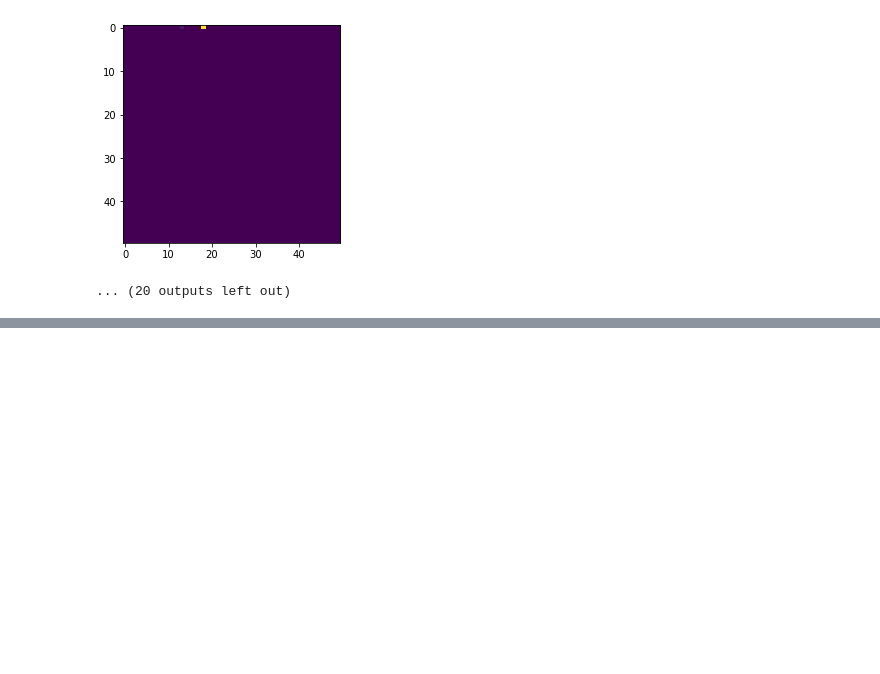
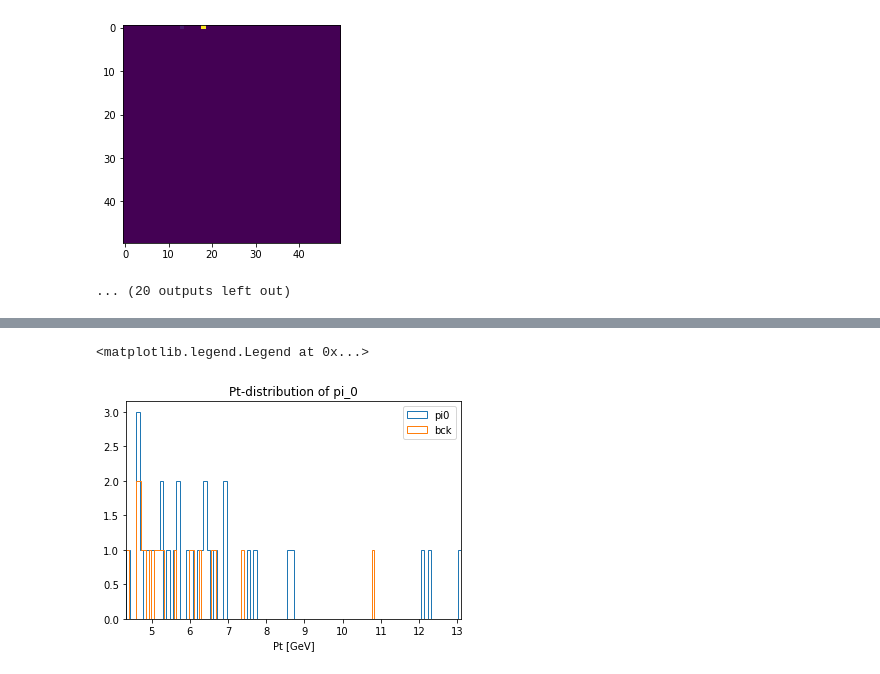
Before and after one commit to jhonerma/ML-Notebooks, a Jupyter notebook: DataQA/ROOT_test.ipynb, the cells around one changed output, grey strips where cells are left out. Saved outputs shown, nothing was run; the diff lists cells and outputs as text; code cells hidden in the pictures; blank space fills up the shorter version.

```diff
--- a/DataQA/ROOT_test.ipynb
+++ b/DataQA/ROOT_test.ipynb
@@ -60,0 +122,11 @@ Entries: 32
+# %%
+#Pt Histogram
+counts, bins, _ = plt.hist(pi0_df['Pt'], bins=100, histtype='step', label='pi0')
+counts2, bins2, _ = plt.hist(bck_df['Pt'], bins=100, histtype='step', label='bck')
+plt.title('Pt-distribution of pi_0')
+plt.xlabel('Pt [GeV]')
+plt.xlim(bins[0],bins[-1])
+plt.legend()
+# %% [output]
+<matplotlib.legend.Legend at 0x...>
+[figure, added]
```
Also changed, not shown: parts of 13 cells of this notebook.
